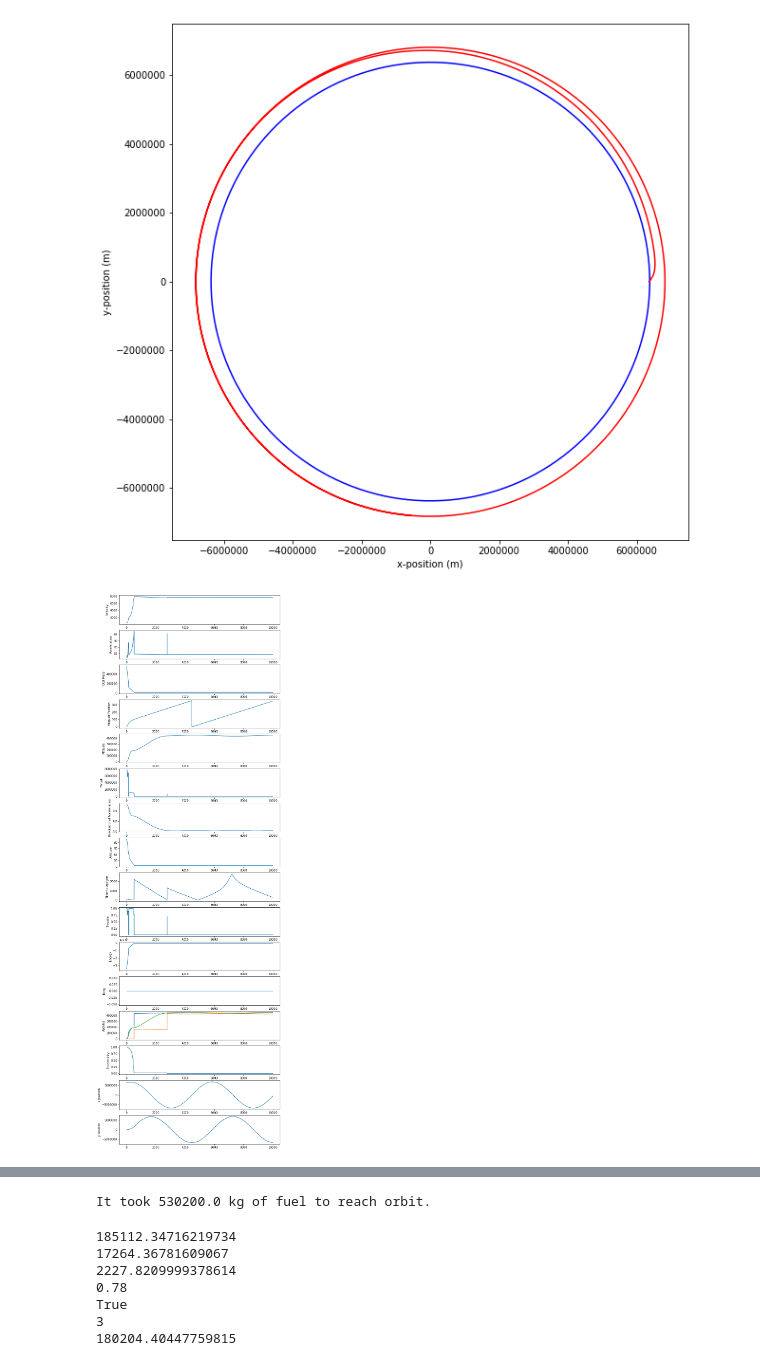
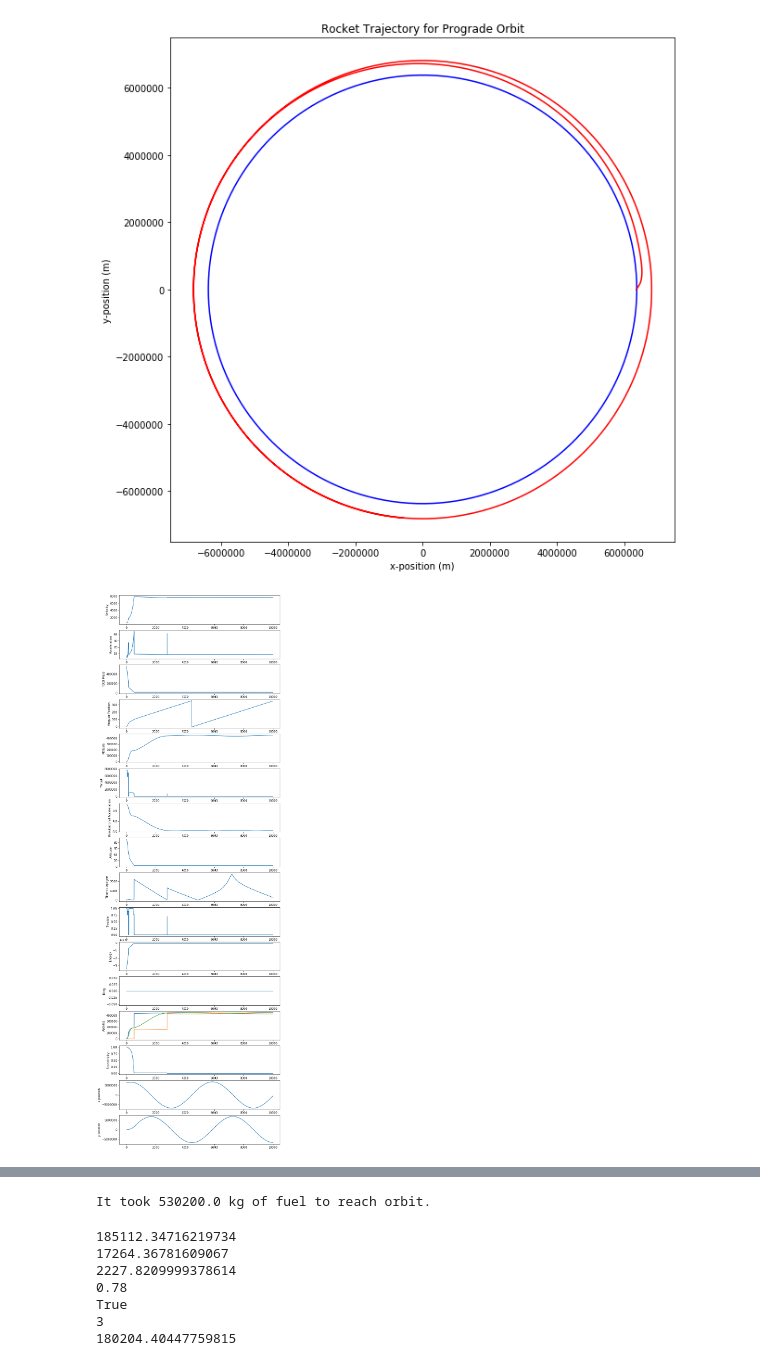
Before and after one commit to jamesli124/PH412_Final, a Jupyter notebook: Rocket_Launch.ipynb, the cells around one changed output, grey strips where cells are left out. Cells and saved outputs as stored; diff of their text form; code cells hidden in the pictures.

Commit message:
Uploaded graphs

```diff
--- a/Rocket_Launch.ipynb
+++ b/Rocket_Launch.ipynb
@@ -193,6 +193,7 @@ a_y_list=[] #y_acceleration
 ang_pos_list=[] #rocket angular position
 attitude_list=[] #rocket attitude
 mass_list=[] #total mass of the rocket
+fuel_mass_list=[]
 m_f_list=[] #propellant mass
 F_T_list=[] #thrust magnitude
 F_T_x_list=[] #x thrust
@@ -229,6 +230,7 @@ while (flag):
     ang_pos_list.append(ang_pos)
     attitude_list.append(attitude_rocket)
     mass_list.append(m_total)
+    fuel_mass_list.append(m_f)
     m_f_list.append(m_f)
     F_T_list.append(np.linalg.norm(F_T))
     F_T_x_list.append(F_T[0])
@@ -402,6 +404,7 @@ ax.plot(earth_x,earth_y,'b-') #plotting earth surface
 ax.set_aspect('equal')
 ax.set_ylabel('y-position (m)')
 ax.set_xlabel('x-position (m)')
+ax.set_title('Rocket Trajectory for Prograde Orbit')
 ax.plot(x_list,y_list,'r-') #plotting rocket trajectory
 
 fig2,axs=plt.subplots(16,1)
@@ -453,32 +456,56 @@ axs[10].set_ylabel('Energy')
 
 #drag force plot
 axs[11].plot(t_list,drag_list)
 axs[11].set_ylabel('Drag')
 
 #plot for the apogee and perigee altitudes
 axs[12].plot(t_list,apogee_list)
 axs[12].plot(t_list,perigee_list)
 axs[12].plot(t_list,altitude_list)
 axs[12].set_ylabel('Apsides')
 
 #plot for orbital eccentricity
 axs[13].plot(t_list,e_list)
 axs[13].set_ylabel('Eccentricity')
 
 #plot for x position
 axs[14].plot(t_list,x_list)
 axs[14].set_ylabel('x position')
 
 #plot for y position
 axs[15].plot(t_list,y_list)
 axs[15].set_ylabel('y position')
 
+#fuel vs time
+fig3,ax3=plt.subplots(1,1)
+fig3.set_size_inches(10,6)
+ax3.plot(t_list,fuel_mass_list)
+ax3.set_xlabel('Time (s)')
+ax3.set_ylabel('Fuel Mass (kg)')
+ax3.set_title('Fuel Mass vs Time a Prograde Orbit')
+
+#g-force vs time
+fig4,ax4=plt.subplots(1,1)
+fig4.set_size_inches(10,6)
+ax4.plot(t_list,g_force_list)
+ax4.set_xlabel('Time (s)')
+ax4.set_ylabel('G-force (G)')
+ax4.set_title('G-force vs Time a Prograde Orbit')
+
+#altitude vs time
+fig5,ax5=plt.subplots(1,1)
+fig5.set_size_inches(10,6)
+ax5.plot(t_list,altitude_list)
+ax5.set_xlabel('Time (s)')
+ax5.set_ylabel('Altitude (m)')
+ax5.set_title('Altitude vs Time for a Prograde Orbit')
+
 #displaying plots
 plt.show()
 
 #calculating fuel consumption
 m_f_prograde=m_f_total-m_f
 print('It took {0:.1f} kg of fuel to reach orbit.'.format(m_f_total))
 # %% [output]
-[figure, old version]
+[figure, new version]
 [figure]
```
Also changed, not shown: parts of 2 cells of this notebook, 8 other files.
